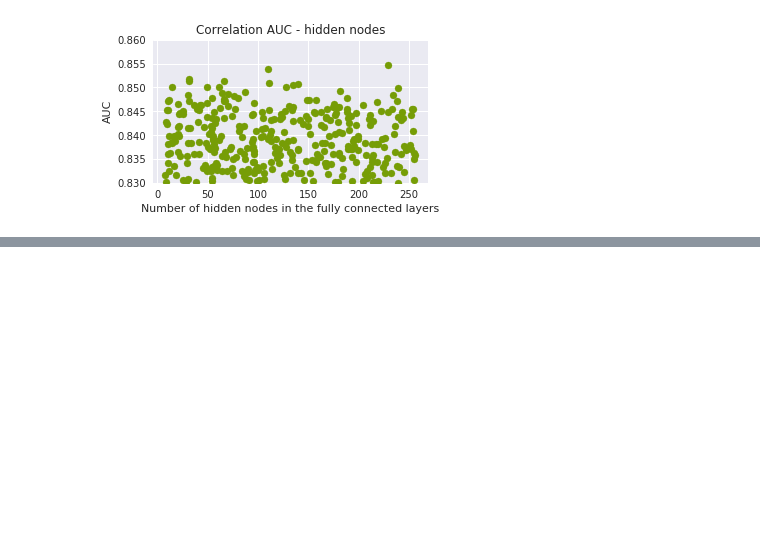
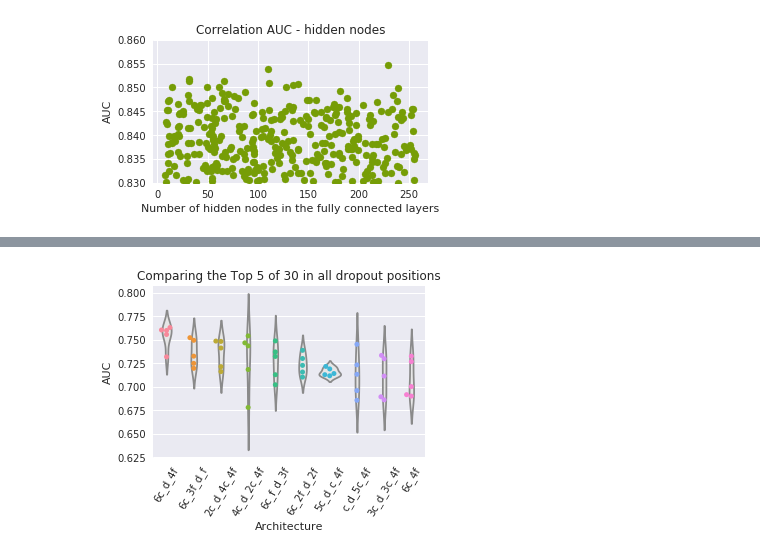
Before and after one commit to JMBehnken/Gamma_Hadron_Separation_With_Deep_Learning_for_the_First_G-APD_Cherenkov_Telescope, a Jupyter notebook: 07_make_FACT/python_files/Architecture_comparison/Architecture_comparison.ipynb, the cells around one changed output, grey strips where cells are left out. Saved outputs shown, nothing was run; the diff lists cells and outputs as text; code cells hidden in the pictures; blank space fills up the shorter version.

```diff
--- a/07_make_FACT/python_files/Architecture_comparison/Architecture_comparison.ipynb
+++ b/07_make_FACT/python_files/Architecture_comparison/Architecture_comparison.ipynb
@@ -235,3 +235,19 @@ plt.show()
 [figure]
 [figure]
 [figure]
+# %%
+arch_dict = {name:arch for name, arch in zip(['Compare_diffuse_flat_dropout_architectures_{}'.format(i) for i in range(10)], ['c_d_5c_4f', '2c_d_4c_4f', '3c_d_3c_4f', '4c_d_2c_4f', '5c_d_c_4f', '6c_d_4f', '6c_f_d_3f', '6c_2f_d_2f', '6c_3f_d_f', '6c_4f'])}
+# %%
+dropout_path = '/fhgfs/users/jbehnken/make_Data/architectures/29_ccccccffff/ccccccffff_Hyperparameter.csv'
+df = pd.read_csv(dropout_path)
+
+top = 5
+
+values = []
+dropout_names = list(df['Title'].unique())[2:]
+for name in dropout_names:
+    df_t = df[df['Title']==name]
+    name = arch_dict[name]
+    for value in df_t.sort_values(by='Auc', ascending=False)['Auc'].head(top).values:
+        values.append([name, value])
+    print(df_t.shape, '\t', name, '\t', df_t['Time'].mean())
@@ -237,0 +265,14 @@ plt.show()
+# %%
+df = pd.DataFrame(values, columns=['Architecture', 'AUC'])
+order = df.groupby('Architecture').mean().sort_values(by='AUC', ascending=False).index.tolist()
+
+plt.figure(figsize=(5, 4))
+sns.violinplot(x="Architecture", y="AUC", data=df, inner=None, color=".9", order=order)
+sns.swarmplot(x="Architecture", y="AUC", data=df, order=order)
+plt.title('Comparing the Top {} of 30 in all dropout positions'.format(top))
+plt.xticks(rotation=60)
+plt.tight_layout()
+plt.savefig(path_build+'Dropout_Positions.pdf')
+plt.show()
+# %% [output]
+[figure, added]
```
Also changed, not shown: parts of 1 cell of this notebook, 12 other files.
